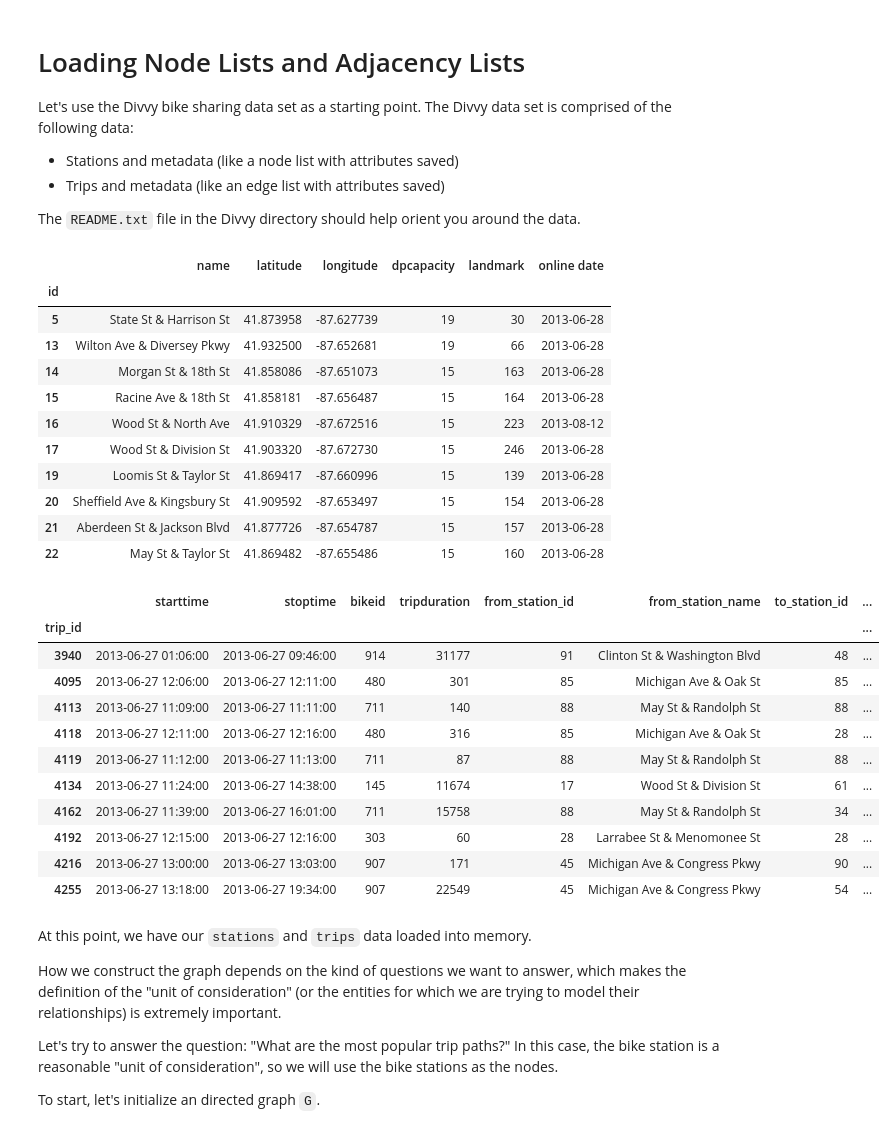
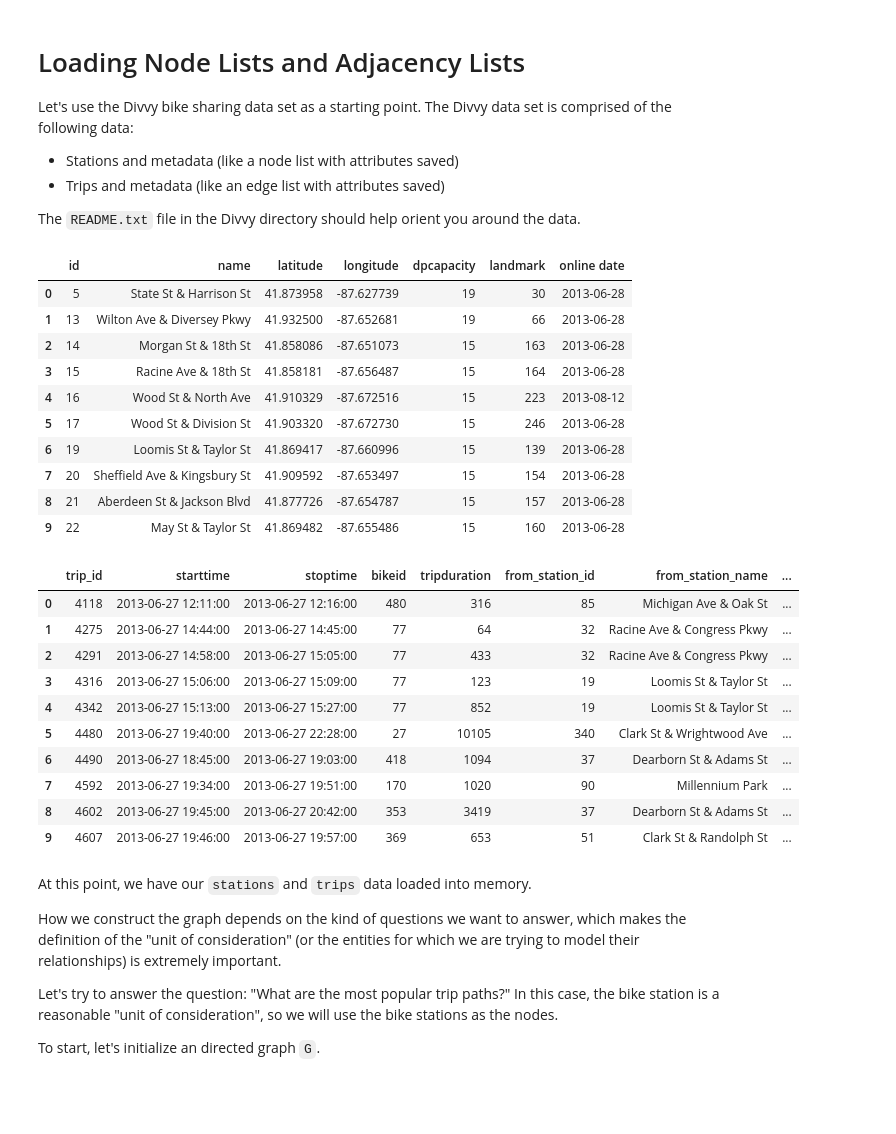
Before and after one commit to ericmjl/Network-Analysis-Made-Simple, a Jupyter notebook: 5-graph-input-output-instructor.ipynb, the cells around one changed output. Cells and saved outputs as stored; diff of their text form; code cells hidden in the pictures; blank space fills up the shorter version.

```diff
--- a/5-graph-input-output-instructor.ipynb
+++ b/5-graph-input-output-instructor.ipynb
@@ -34,40 +34,36 @@ The `README.txt` file in the Divvy directory should help orient you around the d
 if "divvy_2013" not in os.listdir('datasets/'):
     print('Unzip the divvy_2013.zip file in the datasets folder.')
 # %%
-stations = pd.read_csv('datasets/divvy_2013/Divvy_Stations_2013.csv', parse_dates=['online date'], index_col='id', encoding='utf-8')
+stations = pd.read_csv('datasets/divvy_2013/Divvy_Stations_2013.csv', parse_dates=['online date'], encoding='utf-8')
 stations.head(10)
 # %% [output]
-|  | name | latitude | longitude | dpcapacity | landmark | online date |
-| id |  |  |  |  |  |  |
-| 5 | State St & Harrison St | 41.873958 | -87.627739 | 19 | 30 | 2013-06-28 |
-| 13 | Wilton Ave & Diversey Pkwy | 41.932500 | -87.652681 | 19 | 66 | 2013-06-28 |
-| 14 | Morgan St & 18th St | 41.858086 | -87.651073 | 15 | 163 | 2013-06-28 |
-| 15 | Racine Ave & 18th St | 41.858181 | -87.656487 | 15 | 164 | 2013-06-28 |
-| 16 | Wood St & North Ave | 41.910329 | -87.672516 | 15 | 223 | 2013-08-12 |
-| 17 | Wood St & Division St | 41.903320 | -87.672730 | 15 | 246 | 2013-06-28 |
-| 19 | Loomis St & Taylor St | 41.869417 | -87.660996 | 15 | 139 | 2013-06-28 |
-| 20 | Sheffield Ave & Kingsbury St | 41.909592 | -87.653497 | 15 | 154 | 2013-06-28 |
-| 21 | Aberdeen St & Jackson Blvd | 41.877726 | -87.654787 | 15 | 157 | 2013-06-28 |
-| 22 | May St & Taylor St | 41.869482 | -87.655486 | 15 | 160 | 2013-06-28 |
+|  | id | name | latitude | longitude | dpcapacity | landmark | online date |
+| 0 | 5 | State St & Harrison St | 41.873958 | -87.627739 | 19 | 30 | 2013-06-28 |
+| 1 | 13 | Wilton Ave & Diversey Pkwy | 41.932500 | -87.652681 | 19 | 66 | 2013-06-28 |
+| 2 | 14 | Morgan St & 18th St | 41.858086 | -87.651073 | 15 | 163 | 2013-06-28 |
+| 3 | 15 | Racine Ave & 18th St | 41.858181 | -87.656487 | 15 | 164 | 2013-06-28 |
+| 4 | 16 | Wood St & North Ave | 41.910329 | -87.672516 | 15 | 223 | 2013-08-12 |
+| 5 | 17 | Wood St & Division St | 41.903320 | -87.672730 | 15 | 246 | 2013-06-28 |
+| 6 | 19 | Loomis St & Taylor St | 41.869417 | -87.660996 | 15 | 139 | 2013-06-28 |
+| 7 | 20 | Sheffield Ave & Kingsbury St | 41.909592 | -87.653497 | 15 | 154 | 2013-06-28 |
+| 8 | 21 | Aberdeen St & Jackson Blvd | 41.877726 | -87.654787 | 15 | 157 | 2013-06-28 |
+| 9 | 22 | May St & Taylor St | 41.869482 | -87.655486 | 15 | 160 | 2013-06-28 |
 # %%
 trips = pd.read_csv('datasets/divvy_2013/Divvy_Trips_2013.csv',
-                    parse_dates=['starttime', 'stoptime'],
-                    index_col=['trip_id'])
-trips = trips.sort_index()
+                    parse_dates=['starttime', 'stoptime'])
 trips.head(10)
 # %% [output]
-|  | starttime | stoptime | bikeid | tripduration | from_station_id | from_station_name | to_station_id | ... |
-| trip_id |  |  |  |  |  |  |  | ... |
-| 3940 | 2013-06-27 01:06:00 | 2013-06-27 09:46:00 | 914 | 31177 | 91 | Clinton St & Washington Blvd | 48 | ... |
-| 4095 | 2013-06-27 12:06:00 | 2013-06-27 12:11:00 | 480 | 301 | 85 | Michigan Ave & Oak St | 85 | ... |
-| 4113 | 2013-06-27 11:09:00 | 2013-06-27 11:11:00 | 711 | 140 | 88 | May St & Randolph St | 88 | ... |
-| 4118 | 2013-06-27 12:11:00 | 2013-06-27 12:16:00 | 480 | 316 | 85 | Michigan Ave & Oak St | 28 | ... |
-| 4119 | 2013-06-27 11:12:00 | 2013-06-27 11:13:00 | 711 | 87 | 88 | May St & Randolph St | 88 | ... |
-| 4134 | 2013-06-27 11:24:00 | 2013-06-27 14:38:00 | 145 | 11674 | 17 | Wood St & Division St | 61 | ... |
-| 4162 | 2013-06-27 11:39:00 | 2013-06-27 16:01:00 | 711 | 15758 | 88 | May St & Randolph St | 34 | ... |
-| 4192 | 2013-06-27 12:15:00 | 2013-06-27 12:16:00 | 303 | 60 | 28 | Larrabee St & Menomonee St | 28 | ... |
-| 4216 | 2013-06-27 13:00:00 | 2013-06-27 13:03:00 | 907 | 171 | 45 | Michigan Ave & Congress Pkwy | 90 | ... |
-| 4255 | 2013-06-27 13:18:00 | 2013-06-27 19:34:00 | 907 | 22549 | 45 | Michigan Ave & Congress Pkwy | 54 | ... |
+|  | trip_id | starttime | stoptime | bikeid | tripduration | from_station_id | from_station_name | ... |
+| 0 | 4118 | 2013-06-27 12:11:00 | 2013-06-27 12:16:00 | 480 | 316 | 85 | Michigan Ave & Oak St | ... |
+| 1 | 4275 | 2013-06-27 14:44:00 | 2013-06-27 14:45:00 | 77 | 64 | 32 | Racine Ave & Congress Pkwy | ... |
+| 2 | 4291 | 2013-06-27 14:58:00 | 2013-06-27 15:05:00 | 77 | 433 | 32 | Racine Ave & Congress Pkwy | ... |
+| 3 | 4316 | 2013-06-27 15:06:00 | 2013-06-27 15:09:00 | 77 | 123 | 19 | Loomis St & Taylor St | ... |
+| 4 | 4342 | 2013-06-27 15:13:00 | 2013-06-27 15:27:00 | 77 | 852 | 19 | Loomis St & Taylor St | ... |
+| 5 | 4480 | 2013-06-27 19:40:00 | 2013-06-27 22:28:00 | 27 | 10105 | 340 | Clark St & Wrightwood Ave | ... |
+| 6 | 4490 | 2013-06-27 18:45:00 | 2013-06-27 19:03:00 | 418 | 1094 | 37 | Dearborn St & Adams St | ... |
+| 7 | 4592 | 2013-06-27 19:34:00 | 2013-06-27 19:51:00 | 170 | 1020 | 90 | Millennium Park | ... |
+| 8 | 4602 | 2013-06-27 19:45:00 | 2013-06-27 20:42:00 | 353 | 3419 | 37 | Dearborn St & Adams St | ... |
+| 9 | 4607 | 2013-06-27 19:46:00 | 2013-06-27 19:57:00 | 369 | 653 | 51 | Clark St & Randolph St | ... |
 # %% [markdown]
 At this point, we have our `stations` and `trips` data loaded into memory.
 
```
Also changed, not shown: parts of 4 cells of this notebook, 1 other file.
